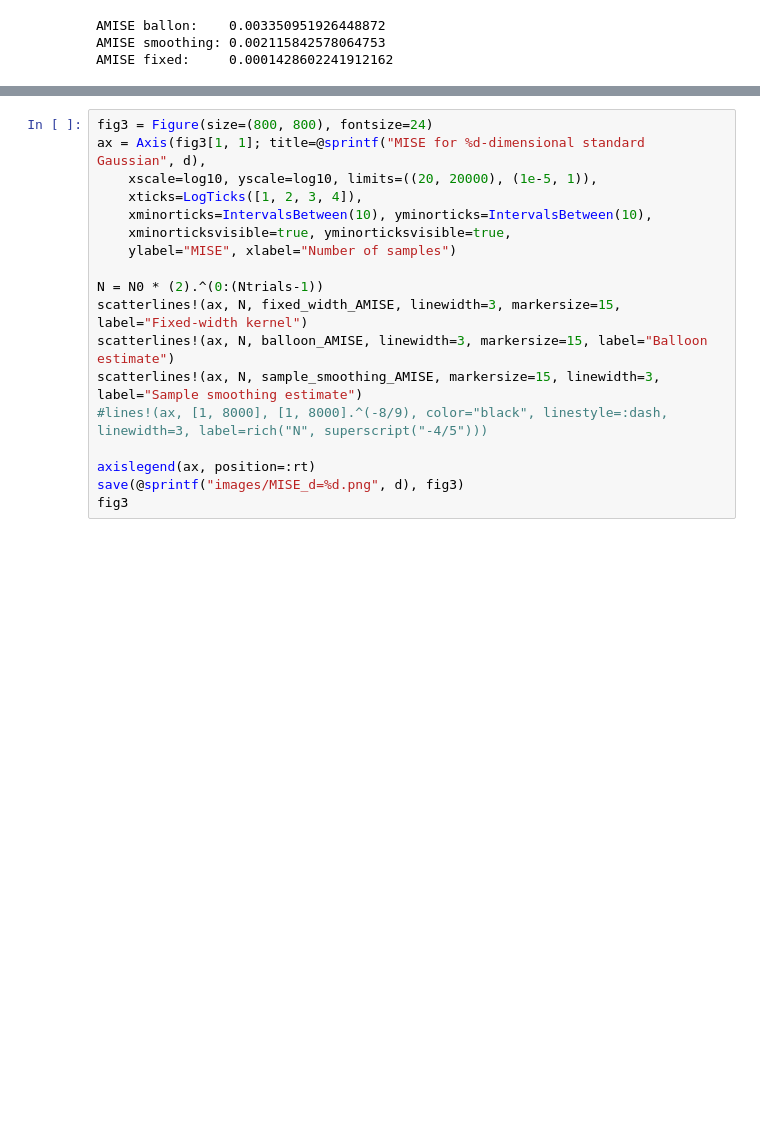
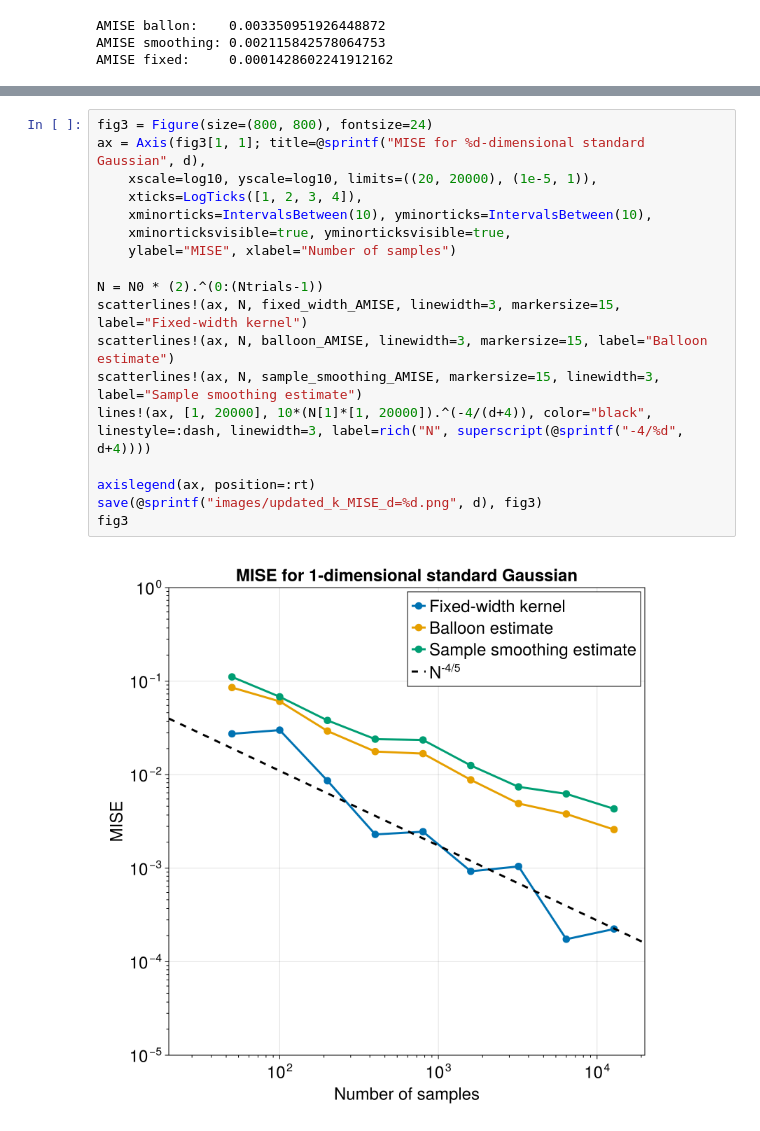
Before and after one commit to ndefilippis/Variable-Kernel-Density-Estimation-Math-Stats-Final-Project-, a Jupyter notebook: VariableKDE.ipynb, the cells around one changed output, grey strips where cells are left out. Drawn from its saved outputs; the diff is of its cells as text; blank space fills up the shorter version.

Commit message:
Add updated MISE pictures

```diff
--- a/VariableKDE.ipynb
+++ b/VariableKDE.ipynb
@@ -175,19 +174,21 @@ N: 12800, k: 113
 # %%
 fig3 = Figure(size=(800, 800), fontsize=24)
 ax = Axis(fig3[1, 1]; title=@sprintf("MISE for %d-dimensional standard Gaussian", d),
     xscale=log10, yscale=log10, limits=((20, 20000), (1e-5, 1)),
     xticks=LogTicks([1, 2, 3, 4]),
     xminorticks=IntervalsBetween(10), yminorticks=IntervalsBetween(10),
     xminorticksvisible=true, yminorticksvisible=true,
     ylabel="MISE", xlabel="Number of samples")
 
 N = N0 * (2).^(0:(Ntrials-1))
 scatterlines!(ax, N, fixed_width_AMISE, linewidth=3, markersize=15, label="Fixed-width kernel")
 scatterlines!(ax, N, balloon_AMISE, linewidth=3, markersize=15, label="Balloon estimate")
 scatterlines!(ax, N, sample_smoothing_AMISE, markersize=15, linewidth=3, label="Sample smoothing estimate")
-#lines!(ax, [1, 8000], [1, 8000].^(-8/9), color="black", linestyle=:dash, linewidth=3, label=rich("N", superscript("-4/5")))
+lines!(ax, [1, 20000], 10*(N[1]*[1, 20000]).^(-4/(d+4)), color="black", linestyle=:dash, linewidth=3, label=rich("N", superscript(@sprintf("-4/%d", d+4))))
 
 axislegend(ax, position=:rt)
-save(@sprintf("images/MISE_d=%d.png", d), fig3)
+save(@sprintf("images/updated_k_MISE_d=%d.png", d), fig3)
 fig3
+# %% [output]
+[figure, added]
 # %%
```
Also changed, not shown: parts of 9 cells of this notebook, 7 other files.
